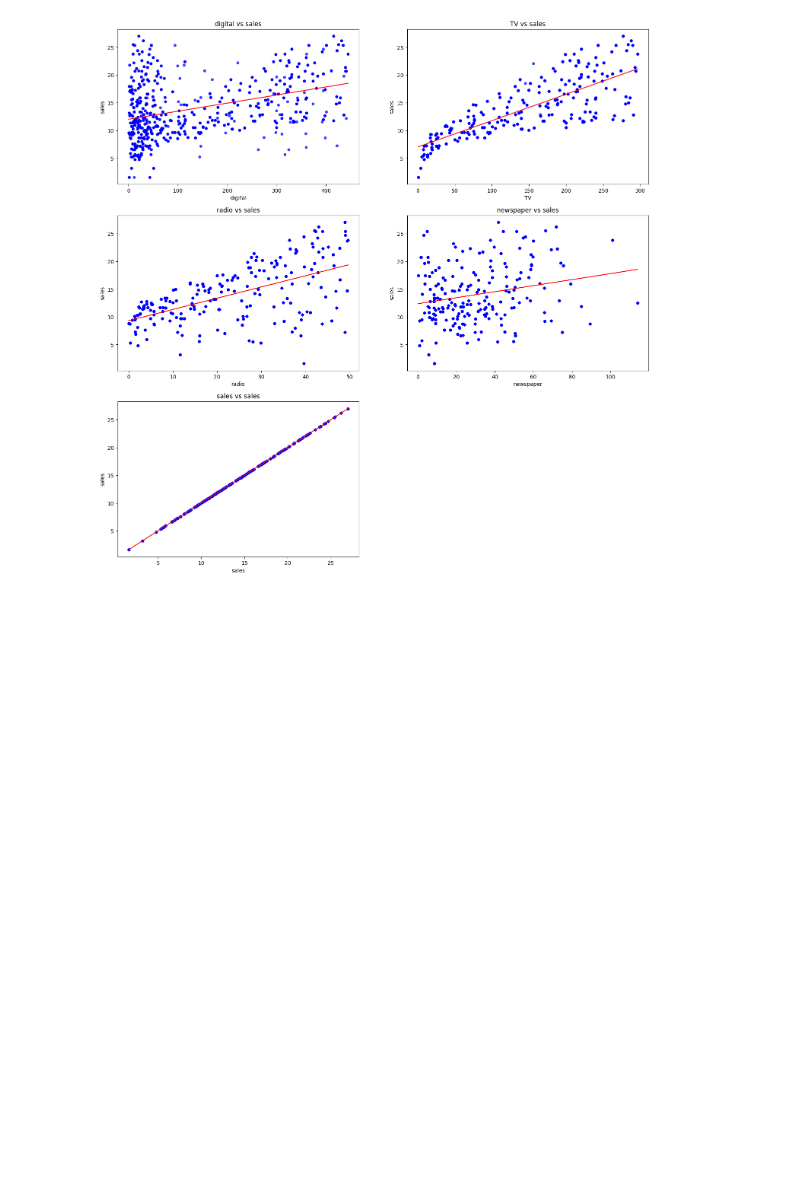
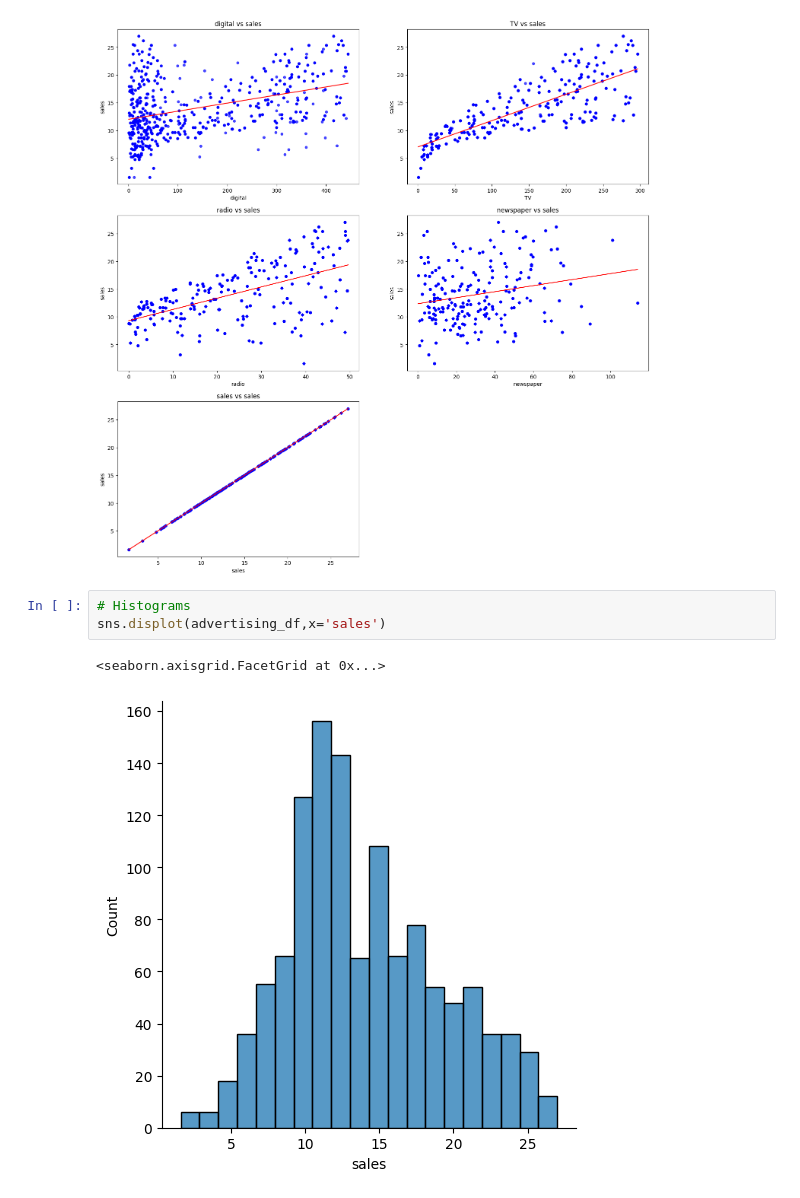
Before and after one commit to Capaquira/projectsLivreLow-code, a Jupyter notebook: MarketingProject.ipynb, the cells around one changed output. Cells and saved outputs as stored; diff of their text form; blank space fills up the shorter version.

```diff
--- a/MarketingProject.ipynb
+++ b/MarketingProject.ipynb
@@ -99,3 +99,9 @@ for i, col in enumerate(advertising_df.columns[1:len(advertising_df.columns)]):
   plt.title(f'{col} vs sales')
 # %% [output]
 [figure]
+# %%
+# Histograms
+sns.displot(advertising_df,x='sales')
+# %% [output]
+<seaborn.axisgrid.FacetGrid at 0x...>
+[figure, added]
```
Also changed, not shown: parts of 6 cells of this notebook.
